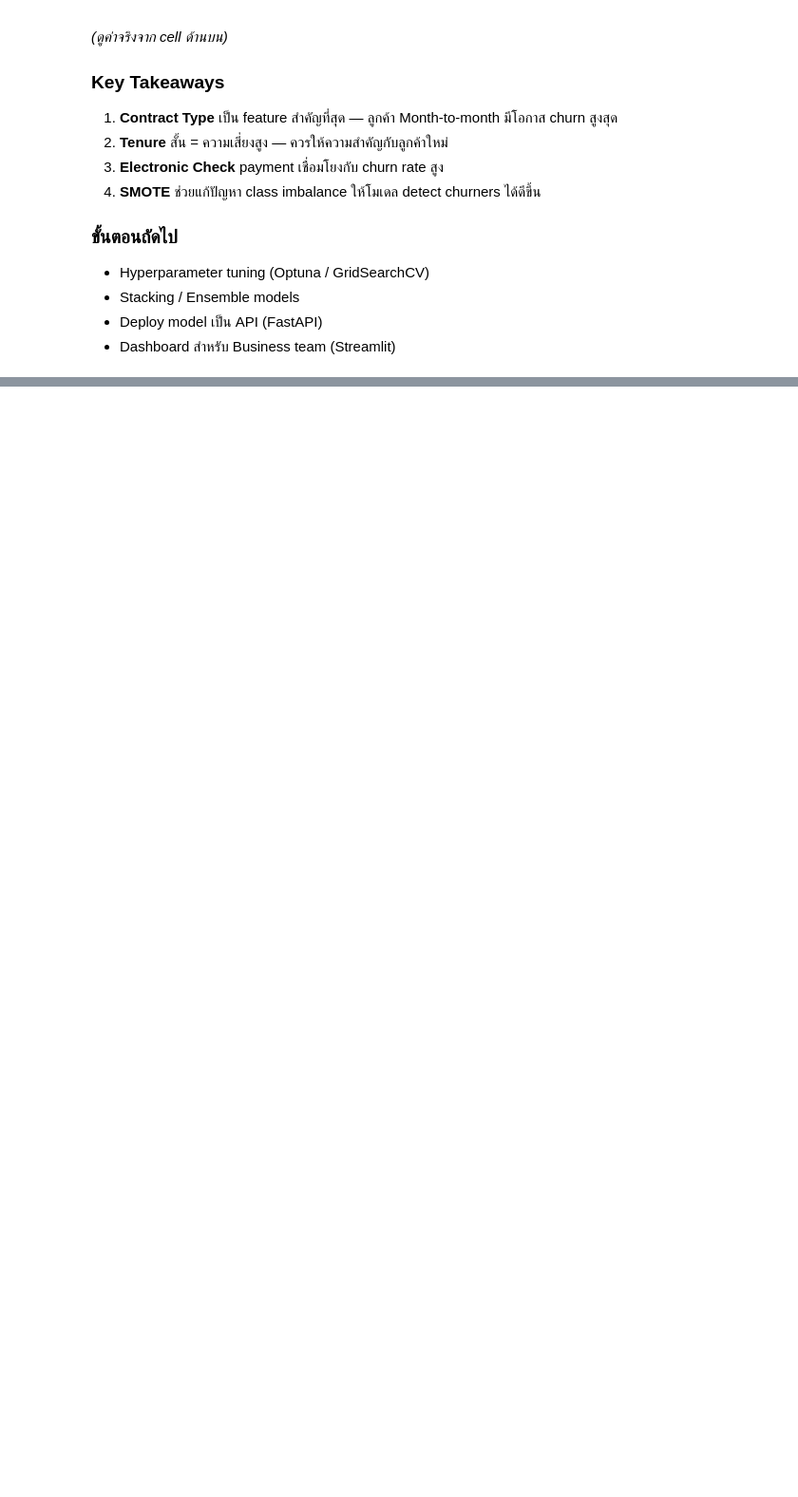
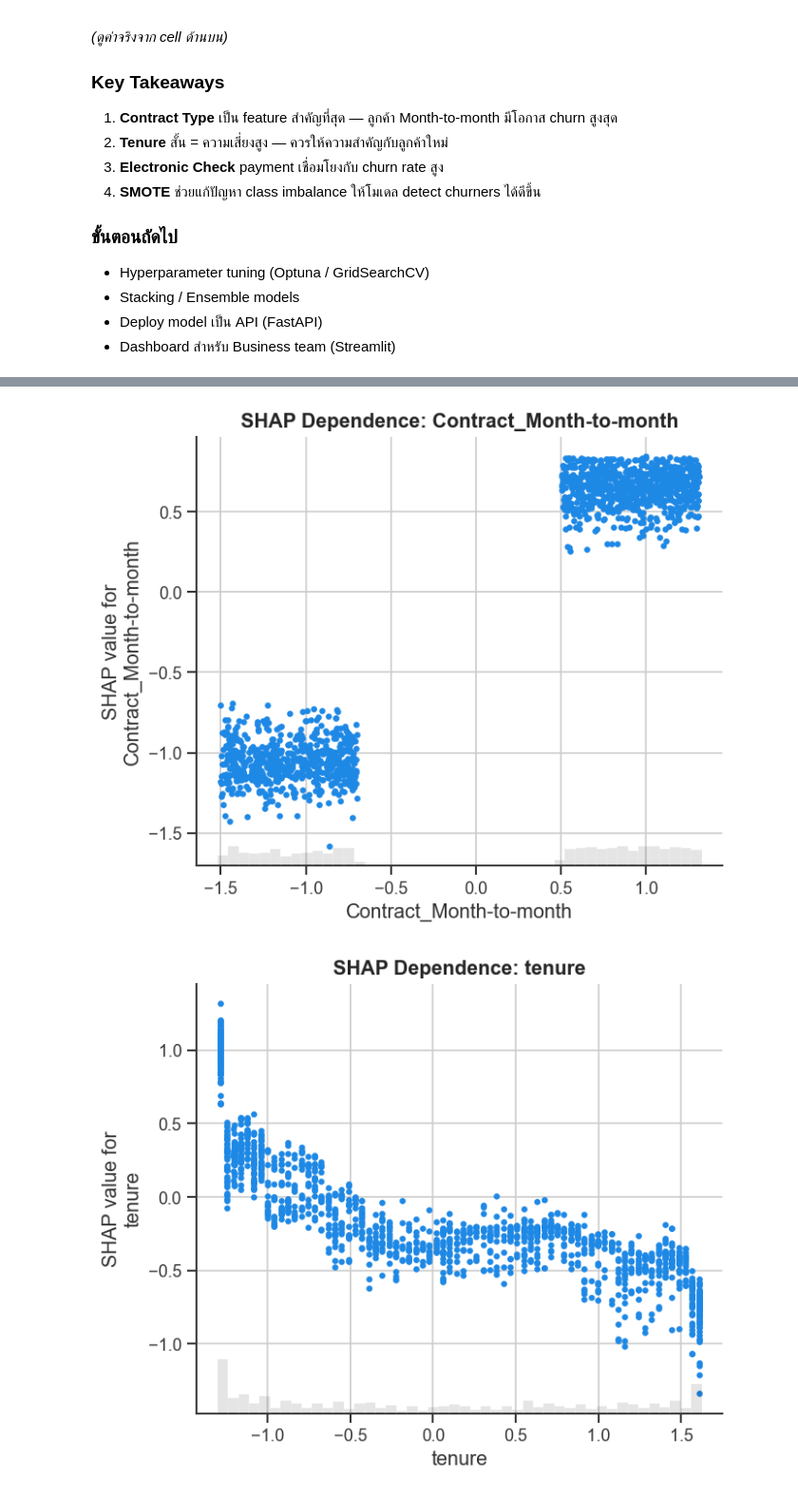
Before and after one commit to Papimon-Ko/customer-churn-prediction, a Jupyter notebook: notebooks/customer_churn.ipynb, the cells around one changed output, grey strips where cells are left out. Shown at 95% size. Drawn from its saved outputs; the diff is of its cells as text; code cells hidden in the pictures; blank space fills up the shorter version.

```diff
--- a/notebooks/customer_churn.ipynb
+++ b/notebooks/customer_churn.ipynb
@@ -658,0 +691,17 @@ plt.show()
+# %%
+import joblib
+from pathlib import Path
+
+save_dir = Path("../notebooks")
+save_dir.mkdir(exist_ok=True)
+
+joblib.dump(results[best_name]['model'], save_dir / "best_churn_model.pkl")
+joblib.dump(scaler, save_dir / "scaler.pkl")
+
+print(f"Model  saved: {save_dir / 'best_churn_model.pkl'}")
+print(f"Scaler saved: {save_dir / 'scaler.pkl'}")
+print(f"\nBest model  : {best_name}")
+print(f"Feature count: {X.shape[1]}")
+print(f"\nFeature index mapping:")
+for i, col in enumerate(X.columns):
+    print(f"  {i:2d}: {col}")
@@ -658,0 +766,14 @@ plt.show()
+# %%
+# ── SHAP Dependence Plots: Top 3 Features ────────────────────────────────────
+mean_abs_shap = np.abs(shap_values.values).mean(axis=0)
+top3_idx      = np.argsort(mean_abs_shap)[-3:][::-1]
+top3_features = [feature_names[i] for i in top3_idx]
+
+for feat in top3_features:
+    shap.plots.scatter(shap_values[:, feat], show=False)
+    plt.title(f'SHAP Dependence: {feat}', fontweight='bold', fontsize=13)
+    plt.tight_layout()
+    plt.show()
+# %% [output]
+[figure, added]
+[figure, added]
```
Also changed, not shown: parts of 8 cells of this notebook, 7 other files.
